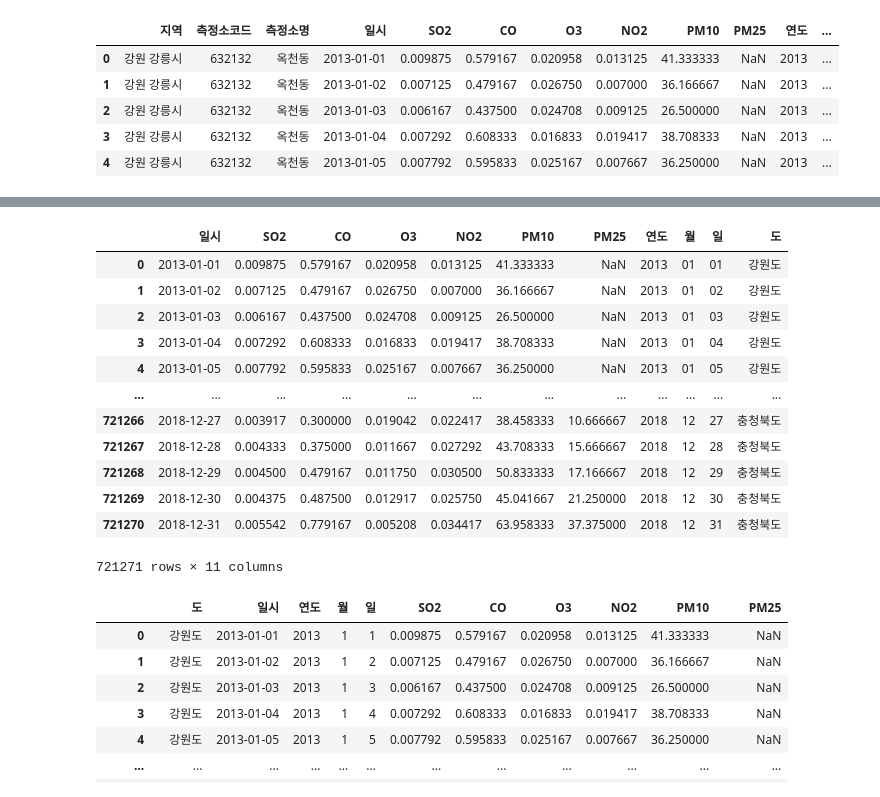
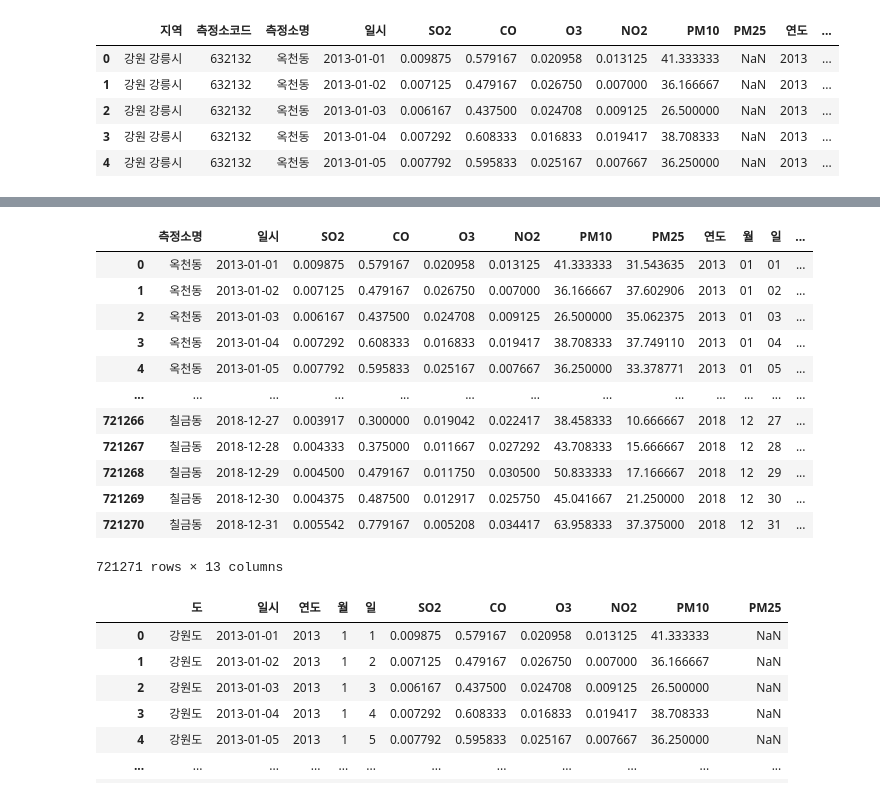
Before and after one commit to jyeon94/Learning_Spoons_Second_Project, a Jupyter notebook: 버전관리/project2.1_ver18.ipynb, the cells around one changed output, grey strips where cells are left out. Saved outputs shown, nothing was run; the diff lists cells and outputs as text; code cells hidden in the pictures.

```diff
--- a/버전관리/project2.1_ver18.ipynb
+++ b/버전관리/project2.1_ver18.ipynb
@@ -827,3 +827,18 @@ df.head()
 | 2 | 강원 강릉시 | 632132 | 옥천동 | 2013-01-03 | 0.006167 | 0.437500 | 0.024708 | 0.009125 | 26.500000 | NaN | 2013 | ... |
 | 3 | 강원 강릉시 | 632132 | 옥천동 | 2013-01-04 | 0.007292 | 0.608333 | 0.016833 | 0.019417 | 38.708333 | NaN | 2013 | ... |
 | 4 | 강원 강릉시 | 632132 | 옥천동 | 2013-01-05 | 0.007792 | 0.595833 | 0.025167 | 0.007667 | 36.250000 | NaN | 2013 | ... |
+# %%
+#null값 처리를 위해 날짜 컬럼 생성
+df['날짜'] = df['월'] + '-' + df['일']
+
+#날짜별 PM25 평균을 구해서 df_mean에 담기
+df_mean = df.groupby('날짜')['PM25'].mean().reset_index()
+
+#df_mean 제대로 생성되었는지 확인
+df_mean
+
+#날짜를 키로 PM25를 value로 딕셔러니 생성
+fill_na = dict(zip(df_mean['날짜'],df_mean['PM25']))
+
+#PM25의 null값들을 dictionary value로 채움
+df.loc[df['PM25'].isnull(), 'PM25'] = df['날짜'].map(fill_na)
@@ -853,20 +884,20 @@ df['도'] = df["지역"].str.split(" ").str.get(0)
 # 딕셔너리 데이터를 map 함수에 사용하여 key 값과 같은 값들은 전부 value 값으로 변경
 df["도"] = df["도"].map(dic_Sido)
 # %%
-df = df.drop(['지역', '측정소코드', '측정소명'], axis = 1)
+df = df.drop(['지역', '측정소코드'], axis = 1)
 df
 # %% [output]
-|  | 일시 | SO2 | CO | O3 | NO2 | PM10 | PM25 | 연도 | 월 | 일 | 도 |
-| 0 | 2013-01-01 | 0.009875 | 0.579167 | 0.020958 | 0.013125 | 41.333333 | NaN | 2013 | 01 | 01 | 강원도 |
-| 1 | 2013-01-02 | 0.007125 | 0.479167 | 0.026750 | 0.007000 | 36.166667 | NaN | 2013 | 01 | 02 | 강원도 |
-| 2 | 2013-01-03 | 0.006167 | 0.437500 | 0.024708 | 0.009125 | 26.500000 | NaN | 2013 | 01 | 03 | 강원도 |
-| 3 | 2013-01-04 | 0.007292 | 0.608333 | 0.016833 | 0.019417 | 38.708333 | NaN | 2013 | 01 | 04 | 강원도 |
-| 4 | 2013-01-05 | 0.007792 | 0.595833 | 0.025167 | 0.007667 | 36.250000 | NaN | 2013 | 01 | 05 | 강원도 |
-| ... | ... | ... | ... | ... | ... | ... | ... | ... | ... | ... | ... |
-| 721266 | 2018-12-27 | 0.003917 | 0.300000 | 0.019042 | 0.022417 | 38.458333 | 10.666667 | 2018 | 12 | 27 | 충청북도 |
-| 721267 | 2018-12-28 | 0.004333 | 0.375000 | 0.011667 | 0.027292 | 43.708333 | 15.666667 | 2018 | 12 | 28 | 충청북도 |
-| 721268 | 2018-12-29 | 0.004500 | 0.479167 | 0.011750 | 0.030500 | 50.833333 | 17.166667 | 2018 | 12 | 29 | 충청북도 |
-| 721269 | 2018-12-30 | 0.004375 | 0.487500 | 0.012917 | 0.025750 | 45.041667 | 21.250000 | 2018 | 12 | 30 | 충청북도 |
-| 721270 | 2018-12-31 | 0.005542 | 0.779167 | 0.005208 | 0.034417 | 63.958333 | 37.375000 | 2018 | 12 | 31 | 충청북도 |
+|  | 측정소명 | 일시 | SO2 | CO | O3 | NO2 | PM10 | PM25 | 연도 | 월 | 일 | ... |
+| 0 | 옥천동 | 2013-01-01 | 0.009875 | 0.579167 | 0.020958 | 0.013125 | 41.333333 | 31.543635 | 2013 | 01 | 01 | ... |
+| 1 | 옥천동 | 2013-01-02 | 0.007125 | 0.479167 | 0.026750 | 0.007000 | 36.166667 | 37.602906 | 2013 | 01 | 02 | ... |
+| 2 | 옥천동 | 2013-01-03 | 0.006167 | 0.437500 | 0.024708 | 0.009125 | 26.500000 | 35.062375 | 2013 | 01 | 03 | ... |
+| 3 | 옥천동 | 2013-01-04 | 0.007292 | 0.608333 | 0.016833 | 0.019417 | 38.708333 | 37.749110 | 2013 | 01 | 04 | ... |
+| 4 | 옥천동 | 2013-01-05 | 0.007792 | 0.595833 | 0.025167 | 0.007667 | 36.250000 | 33.378771 | 2013 | 01 | 05 | ... |
+| ... | ... | ... | ... | ... | ... | ... | ... | ... | ... | ... | ... | ... |
+| 721266 | 칠금동 | 2018-12-27 | 0.003917 | 0.300000 | 0.019042 | 0.022417 | 38.458333 | 10.666667 | 2018 | 12 | 27 | ... |
+| 721267 | 칠금동 | 2018-12-28 | 0.004333 | 0.375000 | 0.011667 | 0.027292 | 43.708333 | 15.666667 | 2018 | 12 | 28 | ... |
+| 721268 | 칠금동 | 2018-12-29 | 0.004500 | 0.479167 | 0.011750 | 0.030500 | 50.833333 | 17.166667 | 2018 | 12 | 29 | ... |
+| 721269 | 칠금동 | 2018-12-30 | 0.004375 | 0.487500 | 0.012917 | 0.025750 | 45.041667 | 21.250000 | 2018 | 12 | 30 | ... |
+| 721270 | 칠금동 | 2018-12-31 | 0.005542 | 0.779167 | 0.005208 | 0.034417 | 63.958333 | 37.375000 | 2018 | 12 | 31 | ... |
-721271 rows × 11 columns
+721271 rows × 13 columns
 # %%
```
Also changed, not shown: parts of 3 cells of this notebook.
